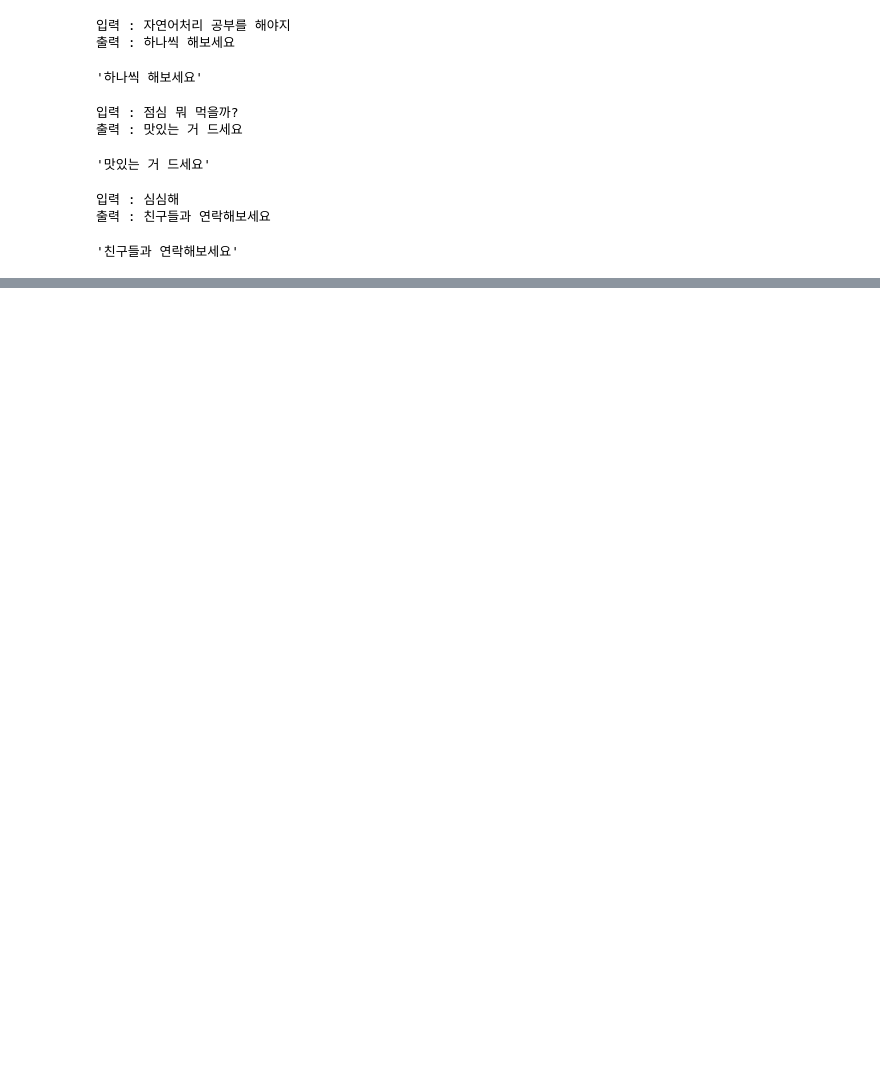
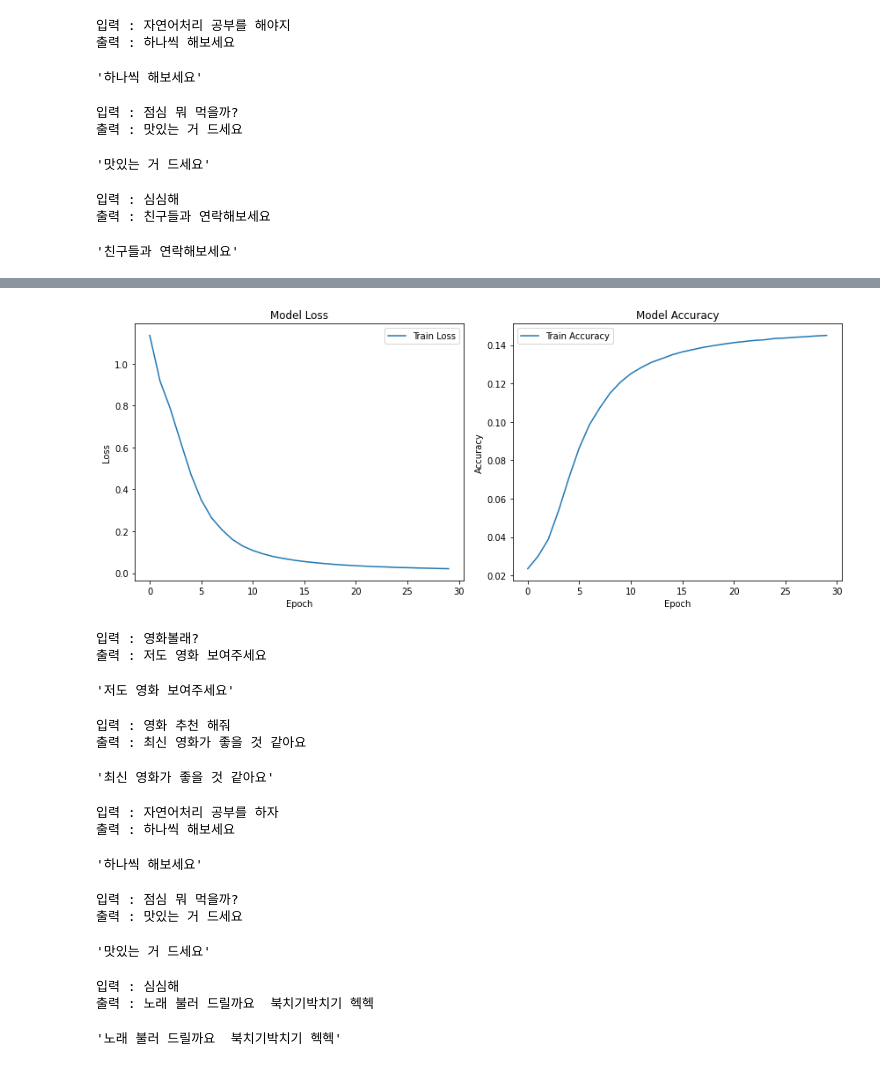
Before and after one commit to gksruf293/AIFFEL_quest_rs, a Jupyter notebook: Exploration/EX07/ex07.ipynb, the cells around one changed output, grey strips where cells are left out. Cells and saved outputs as stored; diff of their text form; code cells hidden in the pictures; blank space fills up the shorter version.

```diff
--- a/Exploration/EX07/ex07.ipynb
+++ b/Exploration/EX07/ex07.ipynb
@@ -818,3 +828,3 @@ model.compile(optimizer=optimizer, loss=loss_function, metrics=[accuracy])
 # %%
-EPOCHS = 50
-history = model.fit(dataset, epochs=EPOCHS, verbose=1, callbacks=[early_stopping])
+EPOCHS = 30
+history = model.fit(dataset, epochs=EPOCHS, verbose=1)
@@ -820,0 +849,52 @@ history = model.fit(dataset, epochs=EPOCHS, verbose=1, callbacks=[early_stopping
+# %%
+# 학습 과정 시각화
+plt.figure(figsize=(12, 5))
+
+plt.subplot(1, 2, 1)
+plt.plot(history.history['loss'], label='Train Loss')
+plt.title('Model Loss')
+plt.xlabel('Epoch')
+plt.ylabel('Loss')
+plt.legend()
+
+plt.subplot(1, 2, 2)
+plt.plot(history.history['accuracy'], label='Train Accuracy')
+plt.title('Model Accuracy')
+plt.xlabel('Epoch')
+plt.ylabel('Accuracy')
+plt.legend()
+
+plt.tight_layout()
+plt.show()
+# %% [output]
+[figure, added]
+# %%
+sentence_generation("영화볼래?")
+# %% [output]
+입력 : 영화볼래?
+출력 : 저도 영화 보여주세요
+'저도 영화 보여주세요'
+# %%
+sentence_generation("영화 추천 해줘")
+# %% [output]
+입력 : 영화 추천 해줘
+출력 : 최신 영화가 좋을 것 같아요
+'최신 영화가 좋을 것 같아요'
+# %%
+sentence_generation("자연어처리 공부를 하자")
+# %% [output]
+입력 : 자연어처리 공부를 하자
+출력 : 하나씩 해보세요
+'하나씩 해보세요'
+# %%
+sentence_generation("점심 뭐 먹을까?")
+# %% [output]
+입력 : 점심 뭐 먹을까?
+출력 : 맛있는 거 드세요
+'맛있는 거 드세요'
+# %%
+sentence_generation("심심해")
+# %% [output]
+입력 : 심심해
+출력 : 노래 불러 드릴까요  북치기박치기 헥헥
+'노래 불러 드릴까요  북치기박치기 헥헥'
```
Also changed, not shown: parts of 3 cells of this notebook.
